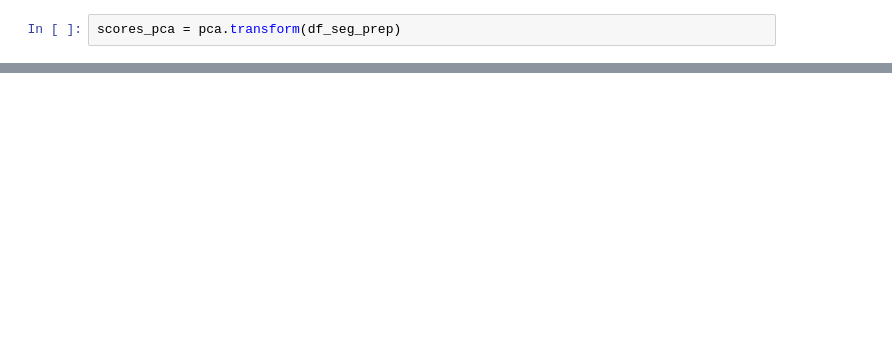
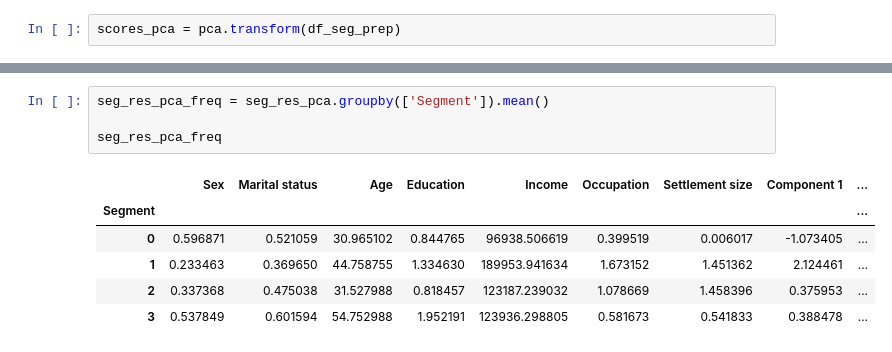
Before and after one commit to addds03/Customer-Analytics, a Jupyter notebook: Customer Analytics/Customer Analytics.ipynb, the cells around one changed output, grey strips where cells are left out. Drawn from its saved outputs; the diff is of its cells as text; blank space fills up the shorter version.

```diff
--- a/Customer Analytics/Customer Analytics.ipynb
+++ b/Customer Analytics/Customer Analytics.ipynb
@@ -229,0 +263,11 @@ scores_pca = pca.transform(df_seg_prep)
+# %%
+seg_res_pca_freq = seg_res_pca.groupby(['Segment']).mean()
+
+seg_res_pca_freq
+# %% [output]
+|  | Sex | Marital status | Age | Education | Income | Occupation | Settlement size | Component 1 | ... |
+| Segment |  |  |  |  |  |  |  |  | ... |
+| 0 | 0.596871 | 0.521059 | 30.965102 | 0.844765 | 96938.506619 | 0.399519 | 0.006017 | -1.073405 | ... |
+| 1 | 0.233463 | 0.369650 | 44.758755 | 1.334630 | 189953.941634 | 1.673152 | 1.451362 | 2.124461 | ... |
+| 2 | 0.337368 | 0.475038 | 31.527988 | 0.818457 | 123187.239032 | 1.078669 | 1.458396 | 0.375953 | ... |
+| 3 | 0.537849 | 0.601594 | 54.752988 | 1.952191 | 123936.298805 | 0.581673 | 0.541833 | 0.388478 | ... |
```
Also changed, not shown: parts of 18 cells of this notebook.
